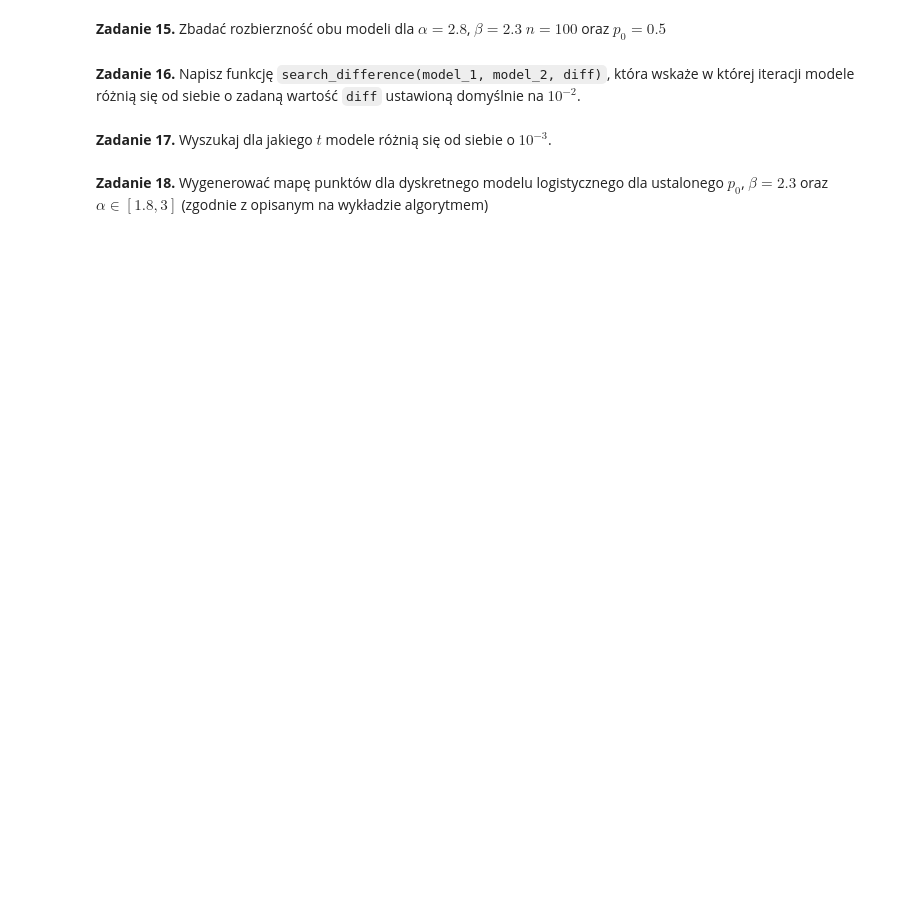
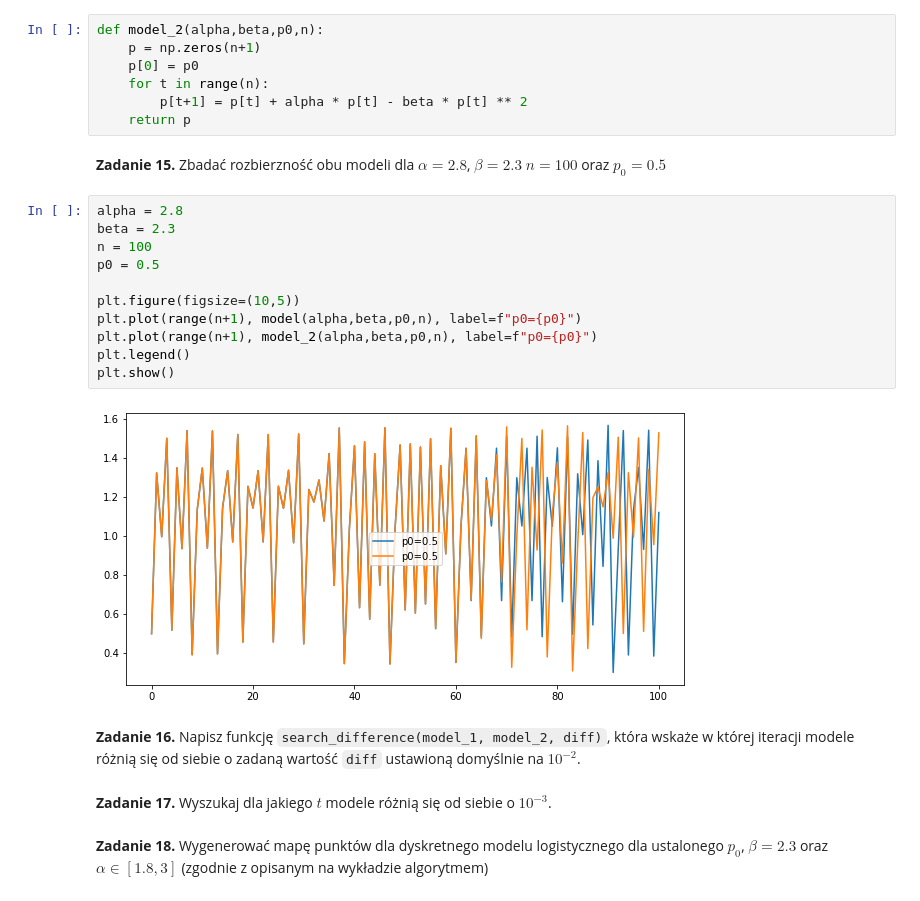
Before and after one commit to P0wir/MMS, a Jupyter notebook: SK_Lab_02_Rossler_temp.ipynb, the cells around one changed output. Saved outputs shown, nothing was run; the diff lists cells and outputs as text; blank space fills up the shorter version.

```diff
--- a/SK_Lab_02_Rossler_temp.ipynb
+++ b/SK_Lab_02_Rossler_temp.ipynb
@@ -267,8 +267,28 @@ plt.show()
 **Zadanie 14.** Zaimplementuj funkcję <code>def model_2(alpha, beta, p0, n)</code> - gdzie $n$ to ilość iteracji - obliczającą kolejne interacje standardowego modelu logistycznego danego równaniem:
 
 $$ p_{t+1}=p_t+\alpha p_t-\beta p_t^2$$
+# %%
+def model_2(alpha,beta,p0,n):
+    p = np.zeros(n+1)
+    p[0] = p0
+    for t in range(n):
+        p[t+1] = p[t] + alpha * p[t] - beta * p[t] ** 2
+    return p
 # %% [markdown]
 **Zadanie 15.** Zbadać rozbierzność obu modeli dla $\alpha=2.8$, $\beta=2.3$ $n=100$ oraz $p_0=0.5$
+# %%
+alpha = 2.8
+beta = 2.3
+n = 100
+p0 = 0.5
+
+plt.figure(figsize=(10,5))
+plt.plot(range(n+1), model(alpha,beta,p0,n), label=f"p0={p0}")
+plt.plot(range(n+1), model_2(alpha,beta,p0,n), label=f"p0={p0}")
+plt.legend()
+plt.show()
+# %% [output]
+[figure, added]
 # %% [markdown]
 **Zadanie 16.** Napisz funkcję <code>search_difference(model_1, model_2, diff)</code>, która wskaże w której iteracji modele różnią się od siebie o zadaną wartość <code>diff</code> ustawioną domyślnie na $10^{-2}$.
 # %% [markdown]
```
Also changed, not shown: parts of 10 cells of this notebook.
